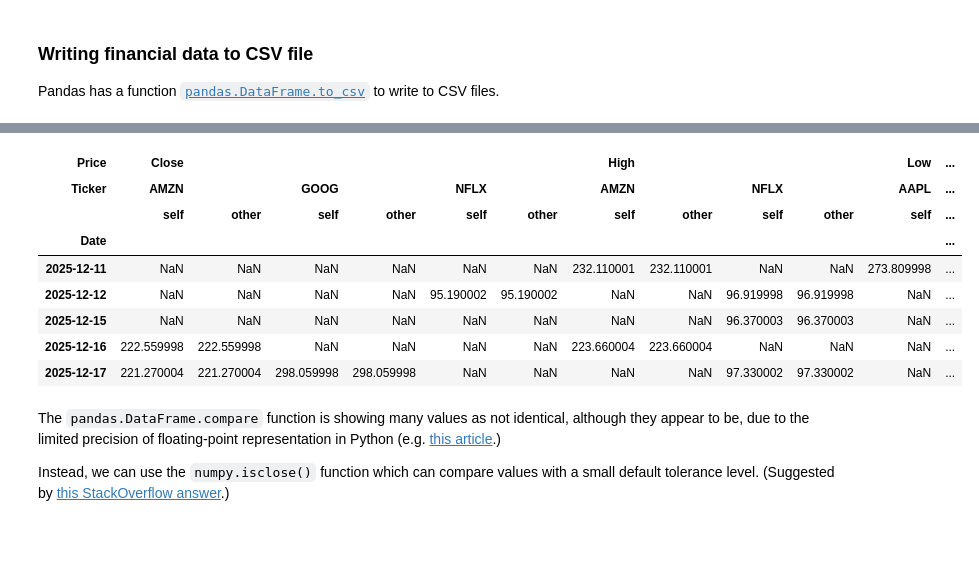
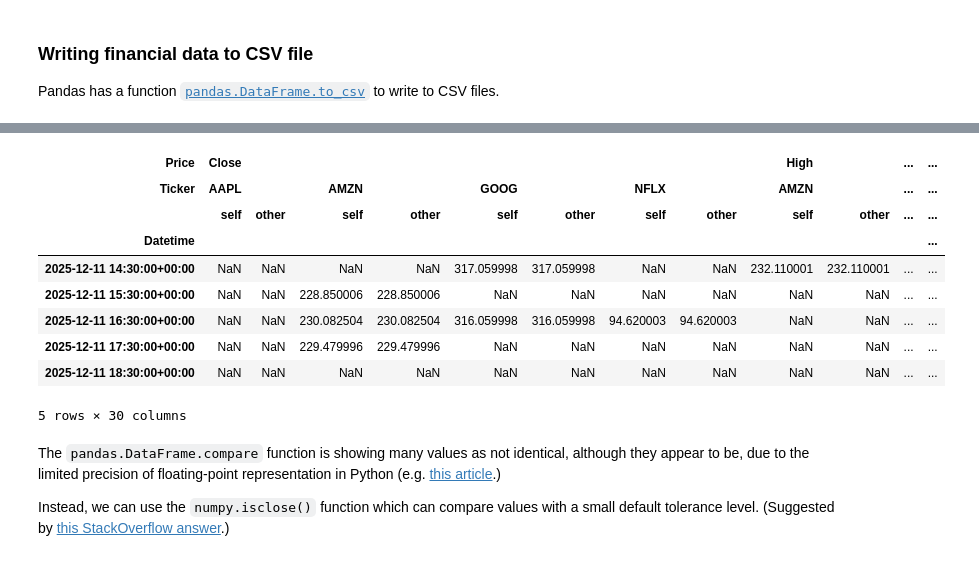
Before and after one commit to SuColl/computer-infrastructure-assessment, a Jupyter notebook: problems.ipynb, the cells around one changed output, grey strips where cells are left out. Cells and saved outputs as stored; diff of their text form; code cells hidden in the pictures.

```diff
--- a/problems.ipynb
+++ b/problems.ipynb
@@ -77,0 +142,5 @@ download_data.to_csv("data/test.csv")
+# %%
+# List the files in the data_read directory
+data_files = os.listdir(data_read_dir)
+
+data_files
@@ -77,0 +157,19 @@ download_data.to_csv("data/test.csv")
+# %%
+# Filter out the files that match the expected data filename format,
+# i.e. YYYYMMDD-HHmmss.csv
+# (adapted from https://stackoverflow.com/a/56223939)
+# regex reference: https://www.w3schools.com/python/python_regex.asp
+
+# Search pattern to match valid data files
+search_pattern = r'[0-9]{8}[-][0-9]{6}\.csv$'
+# Empty list to hold matching filenames
+data_files_filtered = []
+
+# Iterate through the files in the data_read directory and get the ones with
+# filenames matching the pattern
+for file in data_files:
+    if re.match(search_pattern, file):
+        data_files_filtered.append(file)
+
+# Show filtered data files
+data_files_filtered
@@ -77,0 +181,6 @@ download_data.to_csv("data/test.csv")
+# %%
+# Sort the filtered data files to get the latest one
+data_read_filename = sorted(data_files_filtered, reverse=True)[0]
+
+# Show the final data filename
+data_read_filename
@@ -83,15 +196,15 @@ download_data.to_csv("data/test.csv")
 # index_col=0 - I want column 0, the dates, to be the index of the resulting DataFrame,
 # parse_dates=[0] - I want the index values to be parsed as dates (i.e. as datetime objects.)
 # (adapted from https://stackoverflow.com/a/37453925)
-plot_data = pd.read_csv("data/test.csv", header=[0,1], index_col=0, parse_dates=[0])
+plot_data = pd.read_csv(data_read_dir + data_read_filename, header=[0,1], index_col=0, parse_dates=[0])
 
-# Look at resulting DataFrame
+# Look at first few rows of resulting DataFrame
 #print(plot_data.columns)
 #print(plot_data.shape)
 #print(plot_data.index)
 #print(plot_data.dtypes)
 
-plot_data
+plot_data.head()
 # %% [output]
 | Price | Close |  |  |  |  | High |  |  |  |  | ... | ... |
 | Ticker | AAPL | AMZN | GOOG | META | NFLX | AAPL | AMZN | GOOG | META | NFLX | ... | ... |
@@ -113,17 +226,18 @@ function lets us compare two DataFrames and returns another DataFrame showing
 non-matching values (and Nan where the values are a match.)
 # %%
 # Comparing the downloaded and read-from-file DataFrames.
-plot_data.compare(download_data)
+plot_data.compare(download_data).head()
 # %% [output]
-| Price | Close |  |  |  |  |  | High |  |  |  | Low | ... |
-| Ticker | AMZN |  | GOOG |  | NFLX |  | AMZN |  | NFLX |  | AAPL | ... |
-|  | self | other | self | other | self | other | self | other | self | other | self | ... |
-| Date |  |  |  |  |  |  |  |  |  |  |  | ... |
-| 2025-12-11 | NaN | NaN | NaN | NaN | NaN | NaN | 232.110001 | 232.110001 | NaN | NaN | 273.809998 | ... |
-| 2025-12-12 | NaN | NaN | NaN | NaN | 95.190002 | 95.190002 | NaN | NaN | 96.919998 | 96.919998 | NaN | ... |
-| 2025-12-15 | NaN | NaN | NaN | NaN | NaN | NaN | NaN | NaN | 96.370003 | 96.370003 | NaN | ... |
-| 2025-12-16 | 222.559998 | 222.559998 | NaN | NaN | NaN | NaN | 223.660004 | 223.660004 | NaN | NaN | NaN | ... |
-| 2025-12-17 | 221.270004 | 221.270004 | 298.059998 | 298.059998 | NaN | NaN | NaN | NaN | 97.330002 | 97.330002 | NaN | ... |
+| Price | Close |  |  |  |  |  |  |  | High |  | ... | ... |
+| Ticker | AAPL |  | AMZN |  | GOOG |  | NFLX |  | AMZN |  | ... | ... |
+|  | self | other | self | other | self | other | self | other | self | other | ... | ... |
+| Datetime |  |  |  |  |  |  |  |  |  |  |  | ... |
+| 2025-12-11 14:30:00+00:00 | NaN | NaN | NaN | NaN | 317.059998 | 317.059998 | NaN | NaN | 232.110001 | 232.110001 | ... | ... |
+| 2025-12-11 15:30:00+00:00 | NaN | NaN | 228.850006 | 228.850006 | NaN | NaN | NaN | NaN | NaN | NaN | ... | ... |
+| 2025-12-11 16:30:00+00:00 | NaN | NaN | 230.082504 | 230.082504 | 316.059998 | 316.059998 | 94.620003 | 94.620003 | NaN | NaN | ... | ... |
+| 2025-12-11 17:30:00+00:00 | NaN | NaN | 229.479996 | 229.479996 | NaN | NaN | NaN | NaN | NaN | NaN | ... | ... |
+| 2025-12-11 18:30:00+00:00 | NaN | NaN | NaN | NaN | NaN | NaN | NaN | NaN | NaN | NaN | ... | ... |
+5 rows × 30 columns
 # %% [markdown]
 The `pandas.DataFrame.compare` function is showing many values as not identical,
 although they appear to be, due to the limited precision of floating-point
```
Also changed, not shown: parts of 21 cells of this notebook, 12 other files.
